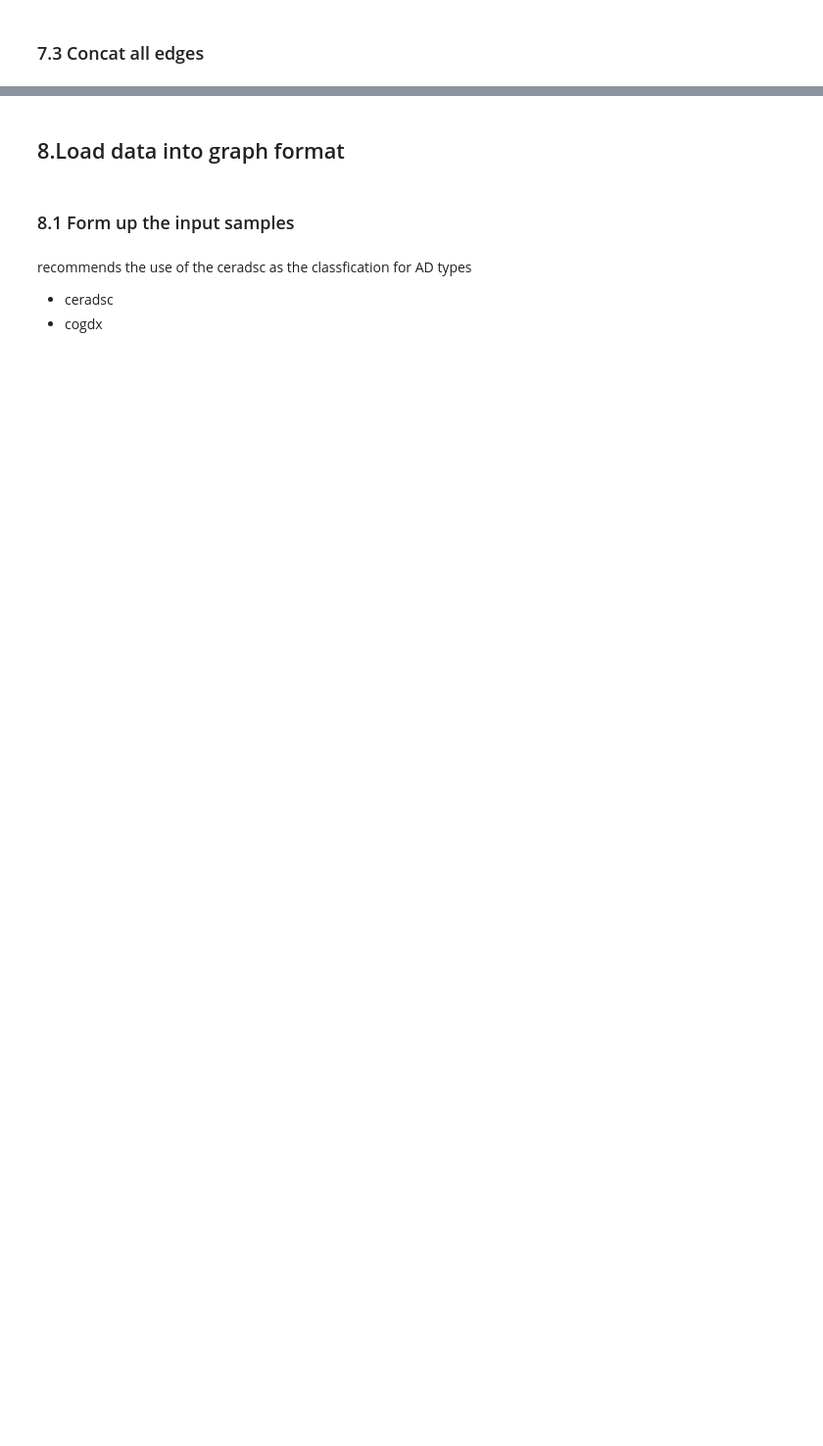
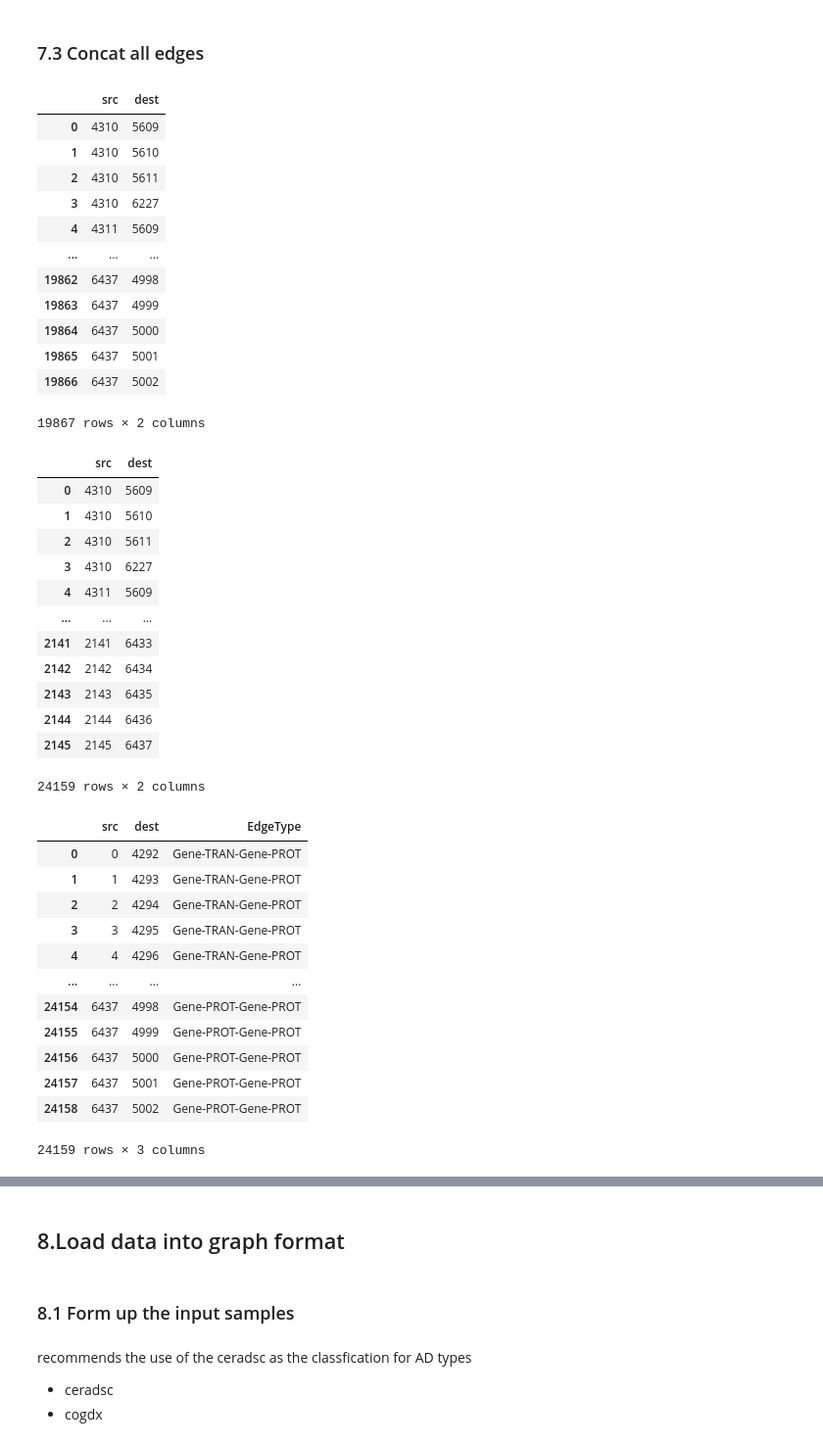
Before and after one commit to heming-zhang/OmicsGraph, a Jupyter notebook: ROSMAP_union_raw_data_process.ipynb, the cells around one changed output, grey strips where cells are left out. Shown: that part at 98% size. Cells and saved outputs as stored; diff of their text form; code cells hidden in the pictures; blank space fills up the shorter version.

```diff
--- a/ROSMAP_union_raw_data_process.ipynb
+++ b/ROSMAP_union_raw_data_process.ipynb
@@ -2090,9 +2091,9 @@ map_all_gene_df.to_csv(os.path.join(graph_output_folder, 'map-all-gene.csv'), in
 # %%
 # [Gene-METH - Gene]
 sorted_gene_methy = sorted_gene_methy_df['Gene'].tolist()
-sorted_gene_list = sorted_gene_df['Gene'].tolist()
+sorted_gene_list = sorted_gene_tran_df['Gene'].tolist()
 sorted_gene_protein = sorted_gene_protein_df['Gene'].tolist()
-sorted_intersection = [gene_protein.replace('-PROT', '') for gene_protein in sorted_gene_protein]
+sorted_intersection = [gene_protein.replace('-PROT', '-TRAN') for gene_protein in sorted_gene_protein]
 gene_meth_edge_df = pd.DataFrame({'src': sorted_gene_methy, 'dest': sorted_gene_list})
 display(gene_meth_edge_df)
 # [Gene - Gene-PROT]
@@ -2115,25 +2176,69 @@ display(gene_protein_num_edge_df)
 # %%
 if selected_database == 'KEGG':
     filtered_up_num_df = filtered_up_kegg_df.copy()
 elif selected_database == 'BioGRID':
     filtered_up_num_df = filtered_up_biogrid_df.copy()
 elif selected_database == 'STRING':
     filtered_up_num_df = filtered_up_string_df.copy()
+
+# Add 'PROT' to the end of each gene name in the 'src' and 'dest' columns
+filtered_up_num_df['src'] = filtered_up_num_df['src'].apply(lambda x: x + '-PROT')
+filtered_up_num_df['dest'] = filtered_up_num_df['dest'].apply(lambda x: x + '-PROT')
 
 filtered_up_num_df['src'] = filtered_up_num_df['src'].map(sorted_all_gene_name_dict)
 filtered_up_num_df['dest'] = filtered_up_num_df['dest'].map(sorted_all_gene_name_dict)
 display(filtered_up_num_df)
 all_gene_edge_num_df = pd.concat([filtered_up_num_df, gene_meth_num_edge_df, gene_protein_num_edge_df])
 display(all_gene_edge_num_df)
 
 num_gene_edge = filtered_up_num_df.shape[0]
 num_gene_meth_edge = gene_meth_num_edge_df.shape[0]
 num_gene_protein_edge = gene_protein_num_edge_df.shape[0]
-edgetype_list = ['Gene-Gene'] * num_gene_edge + ['Gene-Gene-METH'] * num_gene_meth_edge + ['Gene-Gene-PROT'] * num_gene_protein_edge
+edgetype_list = ['Gene-PROT-Gene-PROT'] * num_gene_edge + ['Gene-TRAN-Gene-METH'] * num_gene_meth_edge + ['Gene-TRAN-Gene-PROT'] * num_gene_protein_edge
 all_gene_edge_num_df['EdgeType'] = edgetype_list
 all_gene_edge_num_df = all_gene_edge_num_df.sort_values(by=['src', 'dest']).reset_index(drop=True)
 display(all_gene_edge_num_df)
 all_gene_edge_num_df.to_csv(os.path.join(graph_output_folder, 'all-gene-edge-num.csv'), index=False)
+# %% [output]
+|  | src | dest |
+| 0 | 4310 | 5609 |
+| 1 | 4310 | 5610 |
+| 2 | 4310 | 5611 |
+| 3 | 4310 | 6227 |
+| 4 | 4311 | 5609 |
+| ... | ... | ... |
+| 19862 | 6437 | 4998 |
+| 19863 | 6437 | 4999 |
+| 19864 | 6437 | 5000 |
+| 19865 | 6437 | 5001 |
+| 19866 | 6437 | 5002 |
+19867 rows × 2 columns
+|  | src | dest |
+| 0 | 4310 | 5609 |
+| 1 | 4310 | 5610 |
+| 2 | 4310 | 5611 |
+| 3 | 4310 | 6227 |
+| 4 | 4311 | 5609 |
+| ... | ... | ... |
+| 2141 | 2141 | 6433 |
+| 2142 | 2142 | 6434 |
+| 2143 | 2143 | 6435 |
+| 2144 | 2144 | 6436 |
+| 2145 | 2145 | 6437 |
+24159 rows × 2 columns
+|  | src | dest | EdgeType |
+| 0 | 0 | 4292 | Gene-TRAN-Gene-PROT |
+| 1 | 1 | 4293 | Gene-TRAN-Gene-PROT |
+| 2 | 2 | 4294 | Gene-TRAN-Gene-PROT |
+| 3 | 3 | 4295 | Gene-TRAN-Gene-PROT |
+| 4 | 4 | 4296 | Gene-TRAN-Gene-PROT |
+| ... | ... | ... | ... |
+| 24154 | 6437 | 4998 | Gene-PROT-Gene-PROT |
+| 24155 | 6437 | 4999 | Gene-PROT-Gene-PROT |
+| 24156 | 6437 | 5000 | Gene-PROT-Gene-PROT |
+| 24157 | 6437 | 5001 | Gene-PROT-Gene-PROT |
+| 24158 | 6437 | 5002 | Gene-PROT-Gene-PROT |
+24159 rows × 3 columns
 # %%
 # gene edge interactions without map
 all_gene_edge_df = all_gene_edge_num_df.copy()
```
Also changed, not shown: parts of 23 cells of this notebook, 25 other files.
